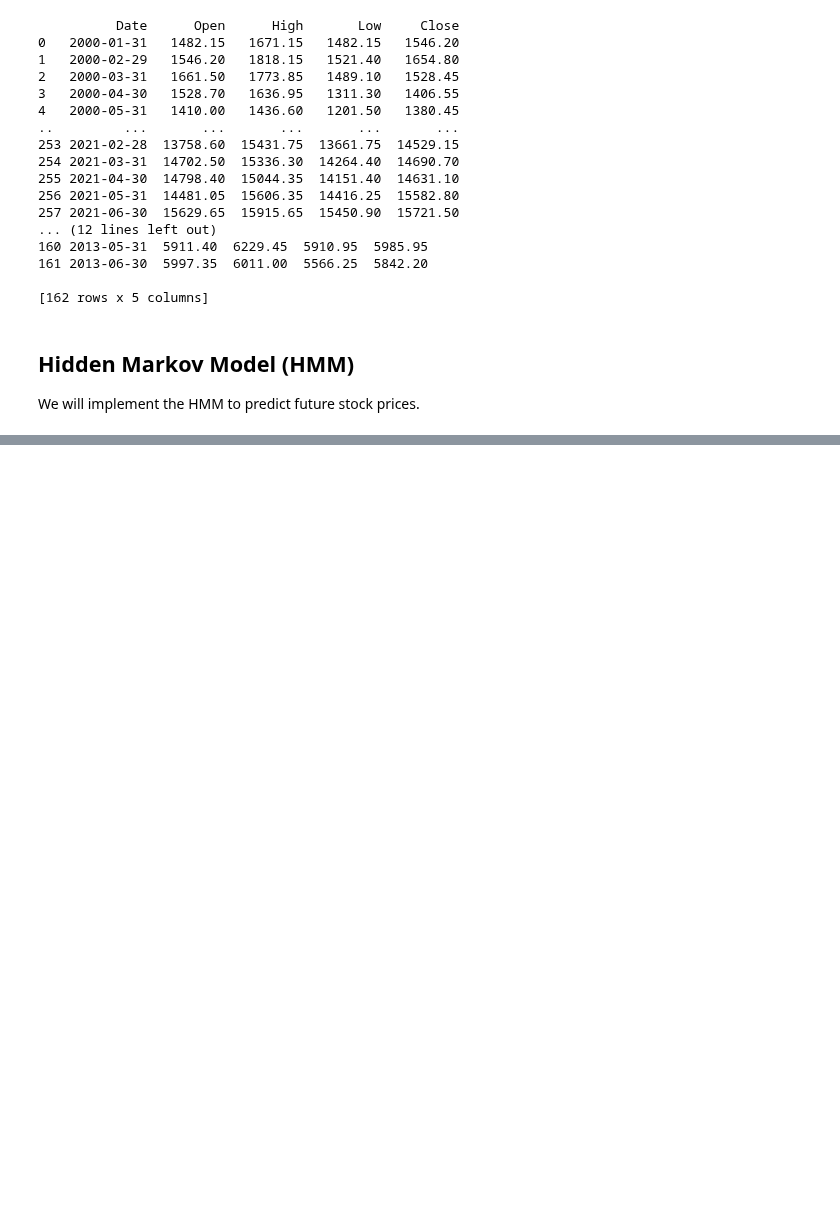
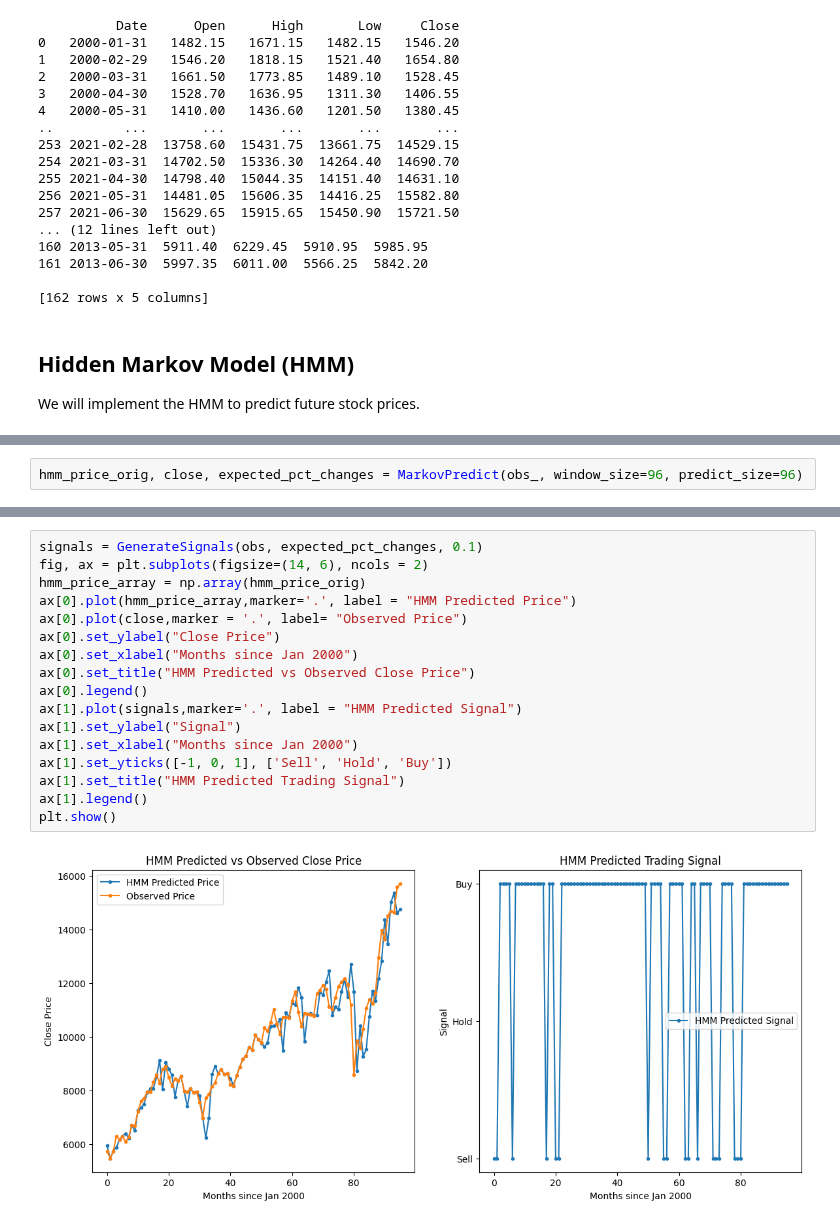
Before and after one commit to anderswol/AppStat2, a Jupyter notebook: Rasmus/Stock_Price_Prediction_Models_Comparison.ipynb, the cells around one changed output, grey strips where cells are left out. Cells and saved outputs as stored; diff of their text form; blank space fills up the shorter version.

```diff
--- a/Rasmus/Stock_Price_Prediction_Models_Comparison.ipynb
+++ b/Rasmus/Stock_Price_Prediction_Models_Comparison.ipynb
@@ -174,0 +215,2 @@ plt.show()
+# %%
+hmm_price_orig, close, expected_pct_changes = MarkovPredict(obs_, window_size=96, predict_size=96)
@@ -175,3 +250,22 @@ plt.show()
+# %%
+signals = GenerateSignals(obs, expected_pct_changes, 0.1)
+fig, ax = plt.subplots(figsize=(14, 6), ncols = 2)
+hmm_price_array = np.array(hmm_price_orig)
+ax[0].plot(hmm_price_array,marker='.', label = "HMM Predicted Price")
+ax[0].plot(close,marker = '.', label= "Observed Price")
+ax[0].set_ylabel("Close Price")
+ax[0].set_xlabel("Months since Jan 2000")
+ax[0].set_title("HMM Predicted vs Observed Close Price")
+ax[0].legend()
+ax[1].plot(signals,marker='.', label = "HMM Predicted Signal")
+ax[1].set_ylabel("Signal")
+ax[1].set_xlabel("Months since Jan 2000")
+ax[1].set_yticks([-1, 0, 1], ['Sell', 'Hold', 'Buy'])
+ax[1].set_title("HMM Predicted Trading Signal")
+ax[1].legend()
+plt.show()
+# %% [output]
+[figure, added]
 # %%
 def trading_strat(signals, close):
     """
```
Also changed, not shown: parts of 20 cells of this notebook.
